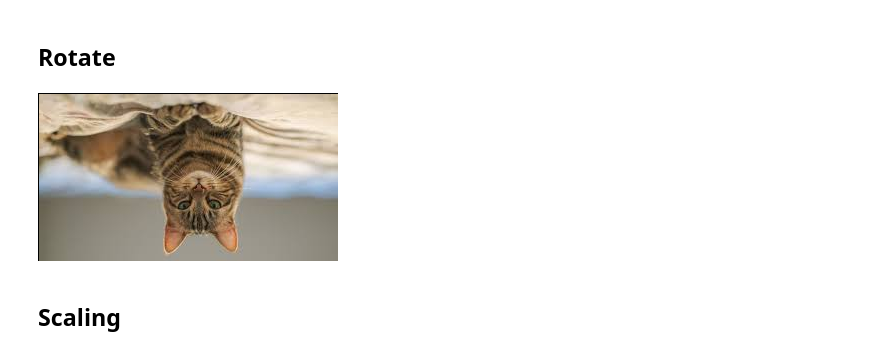
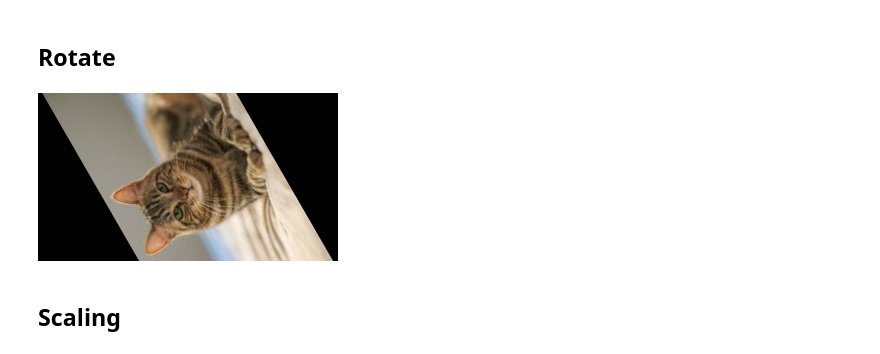
Before and after one commit to ekramasif/Basic-Computer-Vision, a Jupyter notebook: Image_Analysis.ipynb, the cells around one changed output. Saved outputs shown, nothing was run; the diff lists cells and outputs as text; code cells hidden in the pictures.

```diff
--- a/Image_Analysis.ipynb
+++ b/Image_Analysis.ipynb
@@ -35,11 +34,11 @@ cv2_imshow(result)
 ## Rotate
 # %%
 height,width = img.shape[:2]
-rotation_matrix = cv2.getRotationMatrix2D((width/2,height/2),180,1)
+rotation_matrix = cv2.getRotationMatrix2D((width/2,height/2),120,1)
 result = cv2.warpAffine(img,rotation_matrix,(width,height))
 cv2_imshow(result)
 # %% [output]
-[figure, old version]
+[figure, new version]
 # %% [markdown]
 ## Scaling
 # %%
```
Also changed, not shown: parts of 4 cells of this notebook.
